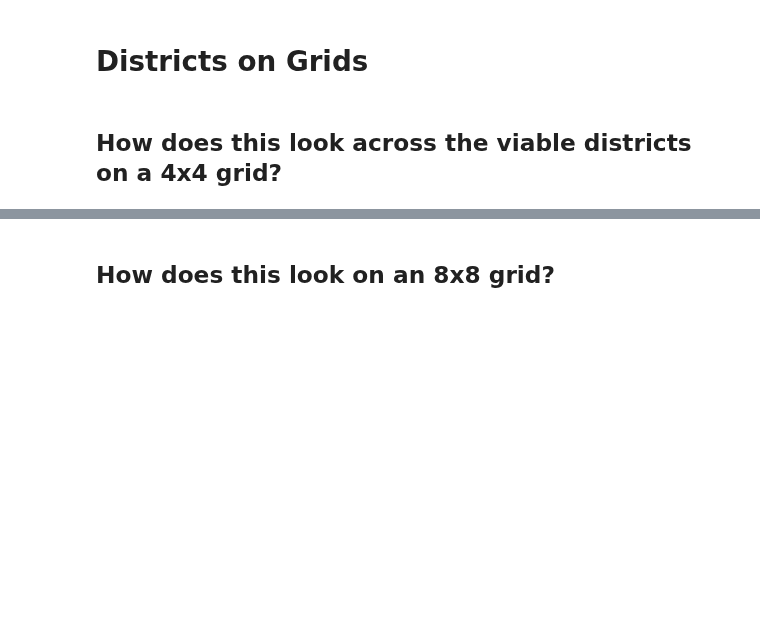
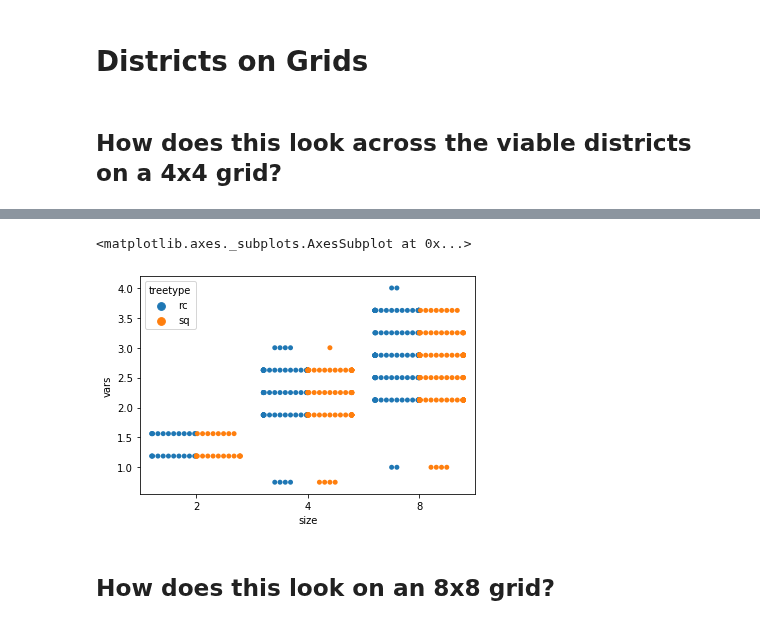
Before and after one commit to mggg/census-diff-privacy, a Jupyter notebook: hierarchy_model/grid_hierarchy_model.ipynb, the cells around one changed output, grey strips where cells are left out. Cells and saved outputs as stored; diff of their text form; code cells hidden in the pictures; blank space fills up the shorter version.

```diff
--- a/hierarchy_model/grid_hierarchy_model.ipynb
+++ b/hierarchy_model/grid_hierarchy_model.ipynb
@@ -229,3 +370,10 @@ plt.savefig("plots/4_4_grid_square_tree.png", dpi=200)
+# %%
+df = pd.DataFrame({"size": sizes_rc, "vars": vars_rc, "treetype": "rc"}).append(pd.DataFrame({"size": sizes_sq, "vars": vars_sq, "treetype": "sq"}))
+# %%
+sns.swarmplot(data=df, x="size", y="vars", hue="treetype", dodge=True)
+# %% [output]
+<matplotlib.axes._subplots.AxesSubplot at 0x...>
+[figure, added]
 # %% [markdown]
 ## How does this look on an 8x8 grid?
 # %%
```
Also changed, not shown: parts of 35 cells of this notebook, 8 other files.
